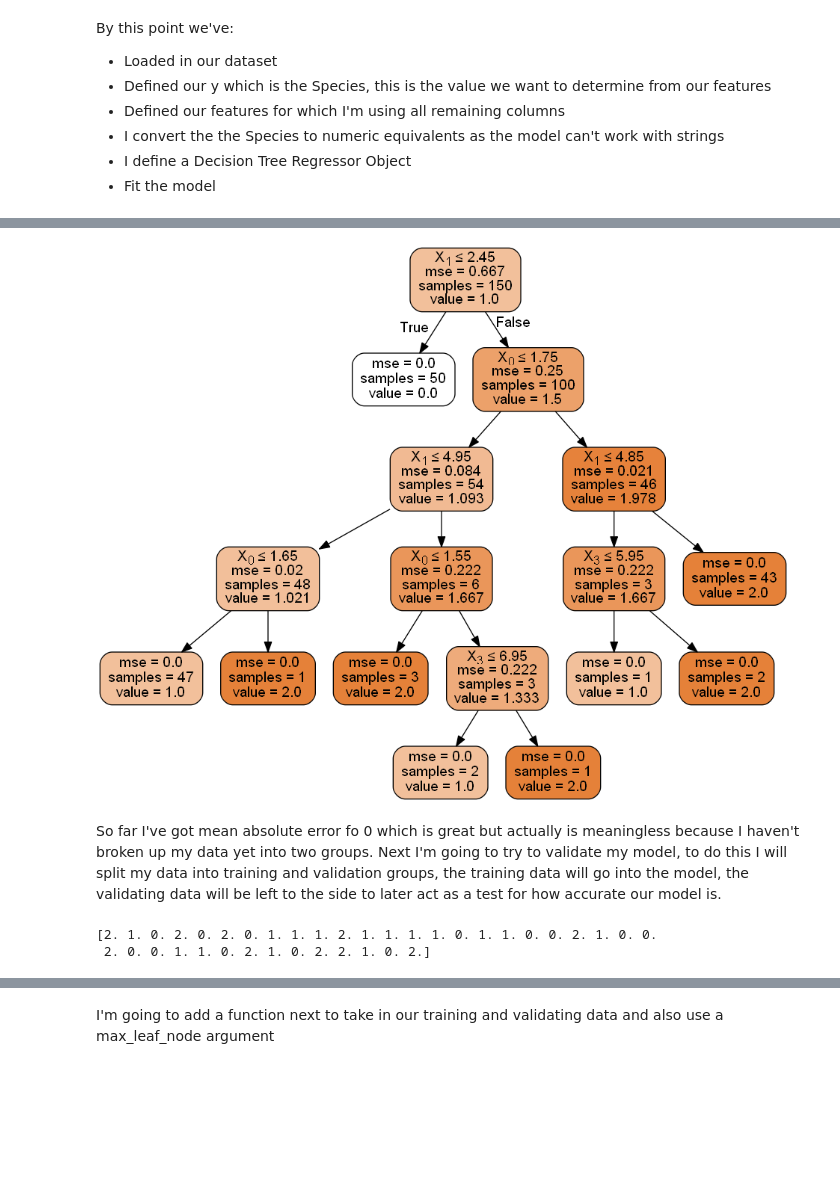
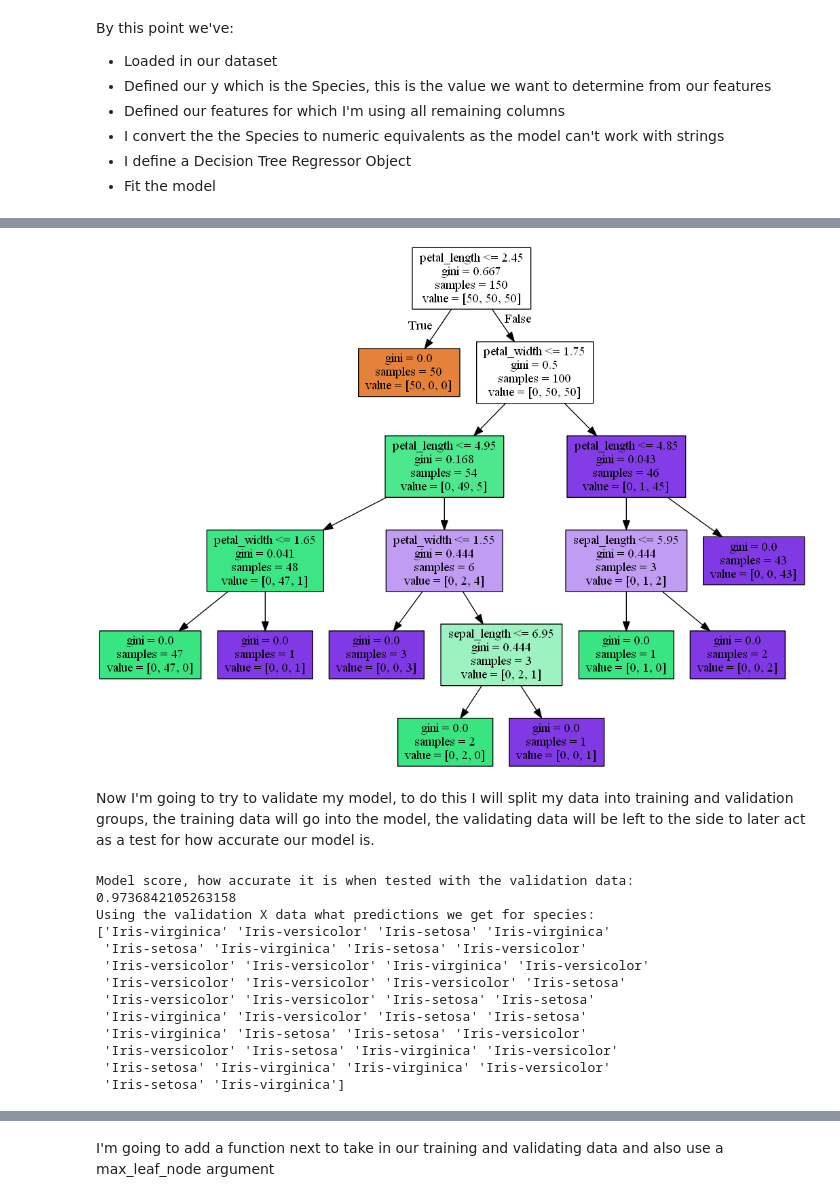
Before and after one commit to itskeithstudent/pands-project-iris-2020, a Jupyter notebook: Jupyter Analysis/iris_decision_tree.ipynb, the cells around one changed output, grey strips where cells are left out. Cells and saved outputs as stored; diff of their text form; code cells hidden in the pictures; blank space fills up the shorter version.

Commit message:
replace decision tree regressor with classifier, also removed graphviz from with pyplot equivalent

```diff
--- a/Jupyter Analysis/iris_decision_tree.ipynb
+++ b/Jupyter Analysis/iris_decision_tree.ipynb
@@ -7,11 +13,16 @@ With a decision Tree we need to define some things up front, our features/variab
 # %%
 import pandas as pd
-from sklearn.tree import DecisionTreeRegressor #specify the model
+#from sklearn.tree import DecisionTreeRegressor #specify the model originally I used DecisionTreeRegressor
+'''Originally I used a DecisionTreeRegressor, but later learned DecisionTreeClassifier is more appropriate for
+this kind of data where we have are trying to predict a category e.g. species not a value e.g. petal length'''
+from sklearn.tree import DecisionTreeClassifier, plot_tree #importing the DecisionTreeClassifier from sklearn tree library
 
 #iris_df is the dataframe storing the full iris dataset
 iris_df = pd.read_csv('..\iris-flower-dataset\IRIS.csv')
 
+#y is the species of iris flowers, we'll be trying to predict this using our other columns, this is my first step in splitting the data for the model
 y = iris_df['species']
+species_names = y.unique()
 
 #Features, these are my columns of interest that I think will factor into determining flower species
 feature_names = ['petal_width', 'petal_length', 'sepal_width', 'sepal_length']
@@ -19,13 +30,8 @@ feature_names = ['petal_width', 'petal_length', 'sepal_width', 'sepal_length']
 #X is a dataframe of just the columns from feature_names
 X = iris_df[feature_names]
 
-#for getting my y we can't use categorical values like a named species, but we can convert this to a number equivalent
-cat_conversion = {'Iris-setosa': 0, "Iris-versicolor":1, "Iris-virginica":2}
-
-y.replace(cat_conversion, inplace=True)
-
 #define iris_model object from DecisionTreeRegressor, using random_state=0 as it makes the result consistent
-iris_model = DecisionTreeRegressor(random_state=0)
+iris_model = DecisionTreeClassifier(random_state=0)
 
 iris_model.fit(X,y)
 # %% [output]
@@ -71,36 +90,52 @@ Name: species, Length: 150, dtype: int64
 # %%
-#Using graphviz to visualise the decision tree
-from sklearn.externals.six import StringIO
+'''
+Using graphviz to visualise the decision tree, If this section won't execute it's probably due to not having required
+dependencies, that's why I've included plt.subplot version above - though I do believe the graphbiz looks better.
+'''
 from IPython.display import Image
 from sklearn.tree import export_graphviz
 import pydotplus
 
-dot_data = StringIO()
+dot_data = export_graphviz(iris_model, out_file=None,
+                filled=True, rounded=False,
+                feature_names=feature_names,
+                label='all')
+graph = pydotplus.graph_from_dot_data(dot_data)
 
-export_graphviz(iris_model, out_file=dot_data,
-                filled=True, rounded=True,
-                special_characters=True)
-graph = pydotplus.graph_from_dot_data(dot_data.getvalue())
 Image(graph.create_png())
 # %% [output]
-[figure, old version]
+[figure, new version]
 # %% [markdown]
-So far I've got mean absolute error fo 0 which is great but actually is meaningless because I haven't broken up my data yet into two groups.
-Next I'm going to try to validate my model, to do this I will split my data into training and validation groups, the training data will go into the model, the validating data will be left to the side to later act as a test for how accurate our model is.
+Now I'm going to try to validate my model, to do this I will split my data into training and validation groups, the training data will go into the model, the validating data will be left to the side to later act as a test for how accurate our model is.
 # %%
 from sklearn.model_selection import train_test_split
 
 # Supplying a numeric value to the random_state argument guarantees we get the same split every time this script is ran.
 train_X, val_X, train_y, val_y = train_test_split(X, y, random_state=0)
 # Define model
-iris_model = DecisionTreeRegressor(random_state=0)
+iris_model = DecisionTreeClassifier(random_state=0)
 # Fit model
 iris_model.fit(train_X, train_y)
 
+print("Model score, how accurate it is when tested with the validation data:")
+print(iris_model.score(val_X, val_y))
+
 # get predicted category on validation data
+print("Using the validation X data what predictions we get for species:")
 val_predictions = iris_model.predict(val_X)
 #print the predicted values for Y
 print(val_predictions)
 # %% [output]
-[2. 1. 0. 2. 0. 2. 0. 1. 1. 1. 2. 1. 1. 1. 1. 0. 1. 1. 0. 0. 2. 1. 0. 0.
- 2. 0. 0. 1. 1. 0. 2. 1. 0. 2. 2. 1. 0. 2.]
+Model score, how accurate it is when tested with the validation data:
+0.9736842105263158
+Using the validation X data what predictions we get for species:
+['Iris-virginica' 'Iris-versicolor' 'Iris-setosa' 'Iris-virginica'
+ 'Iris-setosa' 'Iris-virginica' 'Iris-setosa' 'Iris-versicolor'
+ 'Iris-versicolor' 'Iris-versicolor' 'Iris-virginica' 'Iris-versicolor'
+ 'Iris-versicolor' 'Iris-versicolor' 'Iris-versicolor' 'Iris-setosa'
+ 'Iris-versicolor' 'Iris-versicolor' 'Iris-setosa' 'Iris-setosa'
+ 'Iris-virginica' 'Iris-versicolor' 'Iris-setosa' 'Iris-setosa'
+ 'Iris-virginica' 'Iris-setosa' 'Iris-setosa' 'Iris-versicolor'
+ 'Iris-versicolor' 'Iris-setosa' 'Iris-virginica' 'Iris-versicolor'
+ 'Iris-setosa' 'Iris-virginica' 'Iris-virginica' 'Iris-versicolor'
+ 'Iris-setosa' 'Iris-virginica']
```
Also changed, not shown: parts of 24 cells of this notebook, 2 other files.
